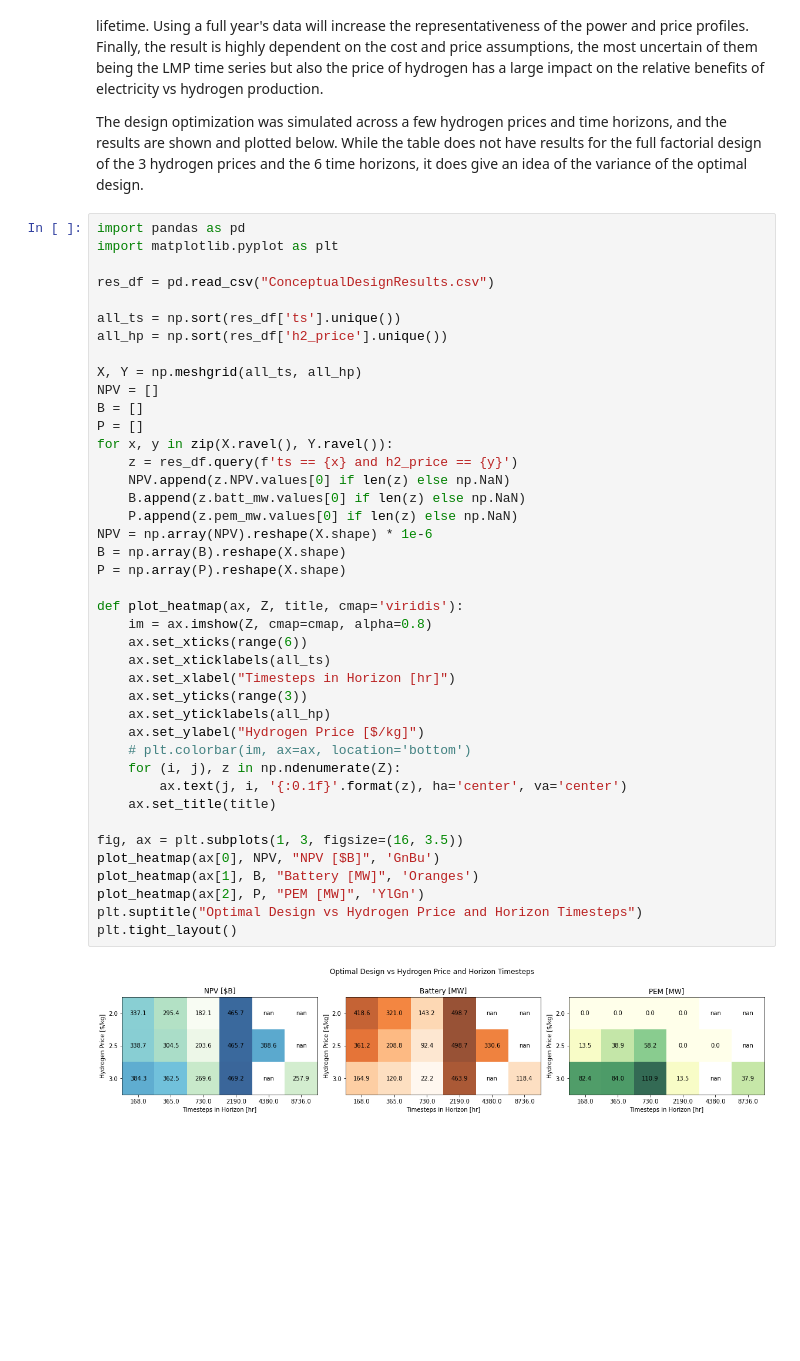
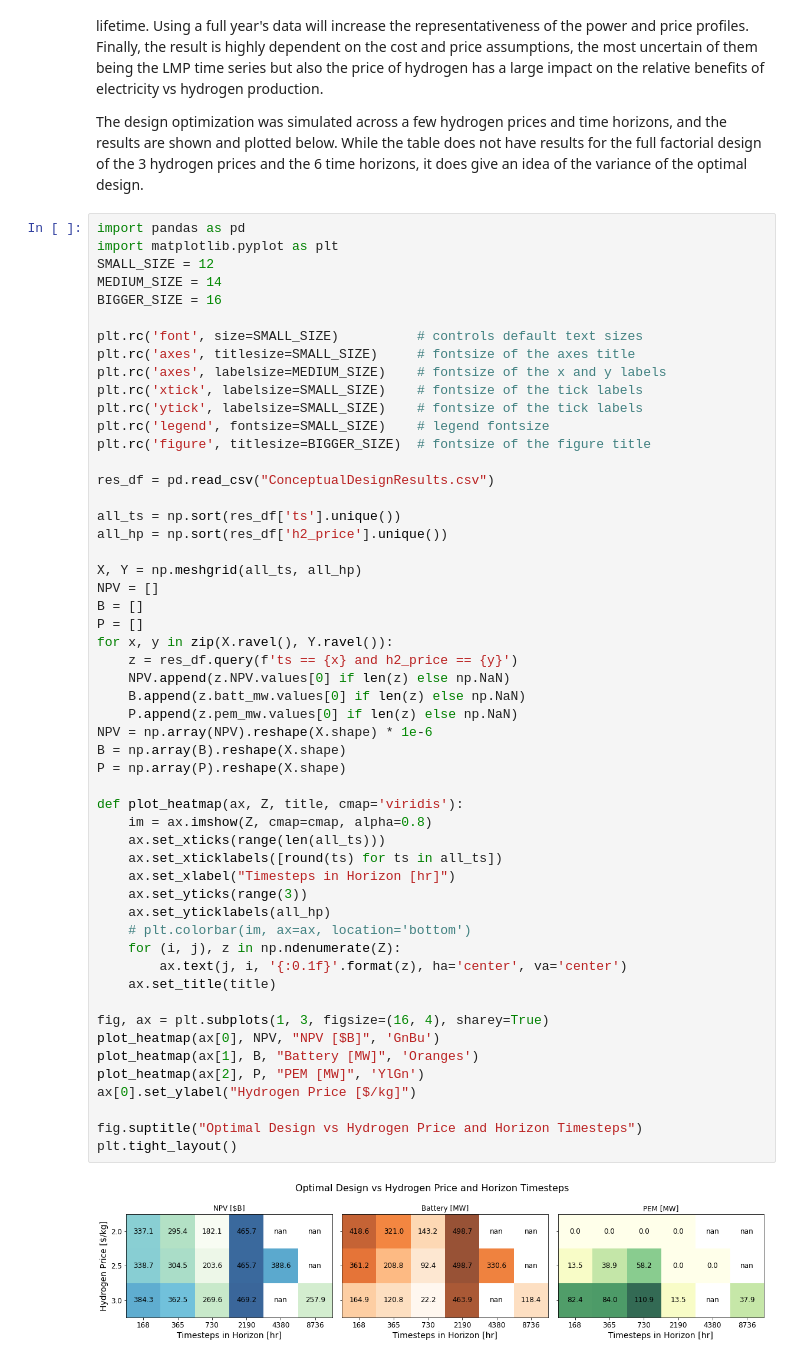
Before and after one commit to dguittet/dispatches, a Jupyter notebook: dispatches/case_studies/renewables_case/ConceptualDesignOptimization.ipynb, the cells around one changed output. Saved outputs shown, nothing was run; the diff lists cells and outputs as text; blank space fills up the shorter version.

```diff
--- a/dispatches/case_studies/renewables_case/ConceptualDesignOptimization.ipynb
+++ b/dispatches/case_studies/renewables_case/ConceptualDesignOptimization.ipynb
@@ -380,6 +380,17 @@ The design optimization was simulated across a few hydrogen prices and time hori
 # %%
 import pandas as pd
 import matplotlib.pyplot as plt
+SMALL_SIZE = 12
+MEDIUM_SIZE = 14
+BIGGER_SIZE = 16
+
+plt.rc('font', size=SMALL_SIZE)          # controls default text sizes
+plt.rc('axes', titlesize=SMALL_SIZE)     # fontsize of the axes title
+plt.rc('axes', labelsize=MEDIUM_SIZE)    # fontsize of the x and y labels
+plt.rc('xtick', labelsize=SMALL_SIZE)    # fontsize of the tick labels
+plt.rc('ytick', labelsize=SMALL_SIZE)    # fontsize of the tick labels
+plt.rc('legend', fontsize=SMALL_SIZE)    # legend fontsize
+plt.rc('figure', titlesize=BIGGER_SIZE)  # fontsize of the figure title
 
 res_df = pd.read_csv("ConceptualDesignResults.csv")
 
@@ -387,36 +398,37 @@ all_ts = np.sort(res_df['ts'].unique())
 all_hp = np.sort(res_df['h2_price'].unique())
 
 X, Y = np.meshgrid(all_ts, all_hp)
 NPV = []
 B = []
 P = []
 for x, y in zip(X.ravel(), Y.ravel()):
     z = res_df.query(f'ts == {x} and h2_price == {y}')
     NPV.append(z.NPV.values[0] if len(z) else np.NaN)
     B.append(z.batt_mw.values[0] if len(z) else np.NaN)
     P.append(z.pem_mw.values[0] if len(z) else np.NaN)
 NPV = np.array(NPV).reshape(X.shape) * 1e-6
 B = np.array(B).reshape(X.shape)
 P = np.array(P).reshape(X.shape)
 
 def plot_heatmap(ax, Z, title, cmap='viridis'):
     im = ax.imshow(Z, cmap=cmap, alpha=0.8)
-    ax.set_xticks(range(6))
-    ax.set_xticklabels(all_ts)
+    ax.set_xticks(range(len(all_ts)))
+    ax.set_xticklabels([round(ts) for ts in all_ts])
     ax.set_xlabel("Timesteps in Horizon [hr]")
     ax.set_yticks(range(3))
     ax.set_yticklabels(all_hp)
-    ax.set_ylabel("Hydrogen Price [$/kg]")
     # plt.colorbar(im, ax=ax, location='bottom')
     for (i, j), z in np.ndenumerate(Z):
         ax.text(j, i, '{:0.1f}'.format(z), ha='center', va='center')
     ax.set_title(title)
 
-fig, ax = plt.subplots(1, 3, figsize=(16, 3.5))
+fig, ax = plt.subplots(1, 3, figsize=(16, 4), sharey=True)
 plot_heatmap(ax[0], NPV, "NPV [$B]", 'GnBu')
 plot_heatmap(ax[1], B, "Battery [MW]", 'Oranges')
 plot_heatmap(ax[2], P, "PEM [MW]", 'YlGn')
-plt.suptitle("Optimal Design vs Hydrogen Price and Horizon Timesteps")
+ax[0].set_ylabel("Hydrogen Price [$/kg]")
+
+fig.suptitle("Optimal Design vs Hydrogen Price and Horizon Timesteps")
 plt.tight_layout()
 # %% [output]
-[figure, old version]
+[figure, new version]
```
Also changed, not shown: 8 other files.
